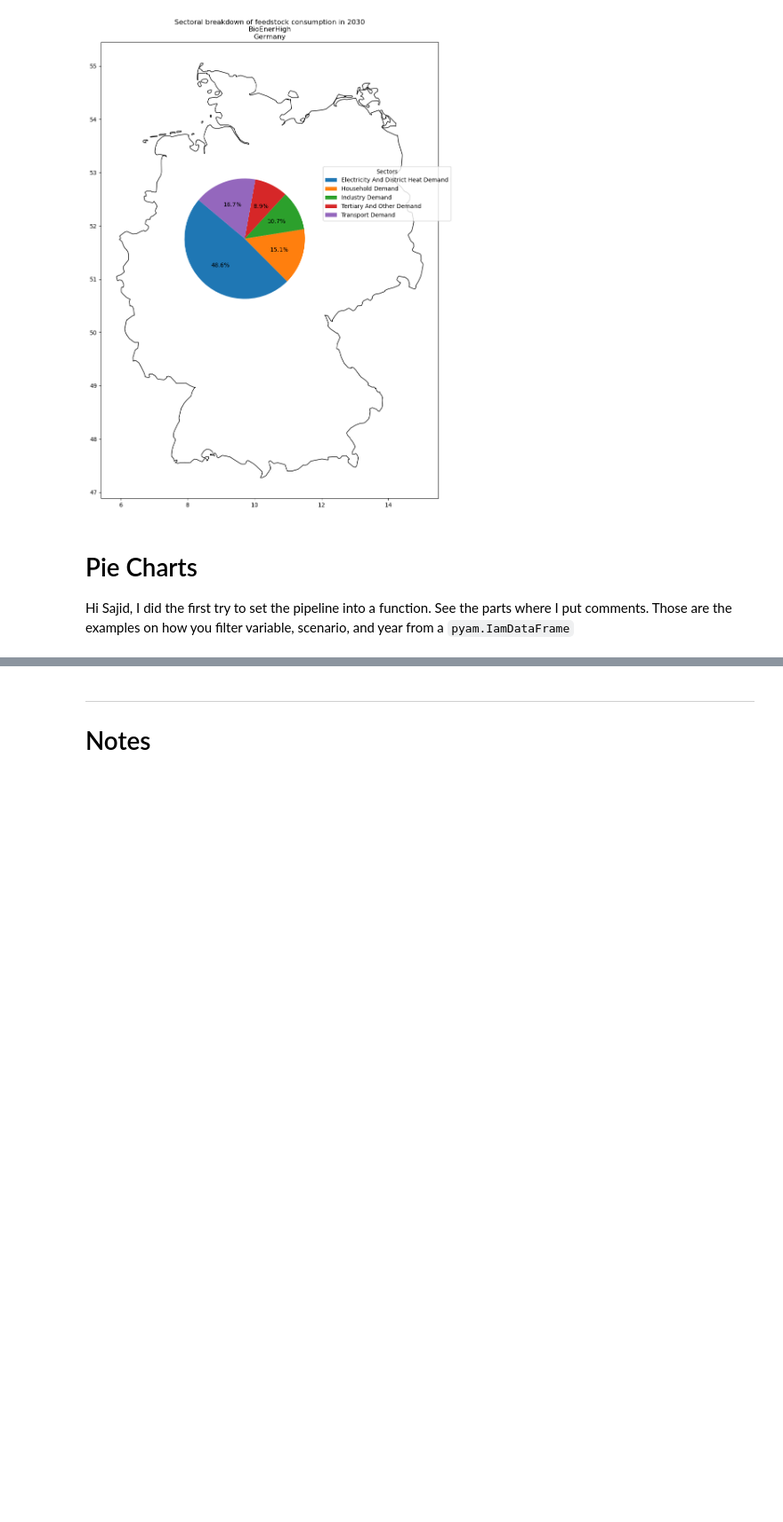
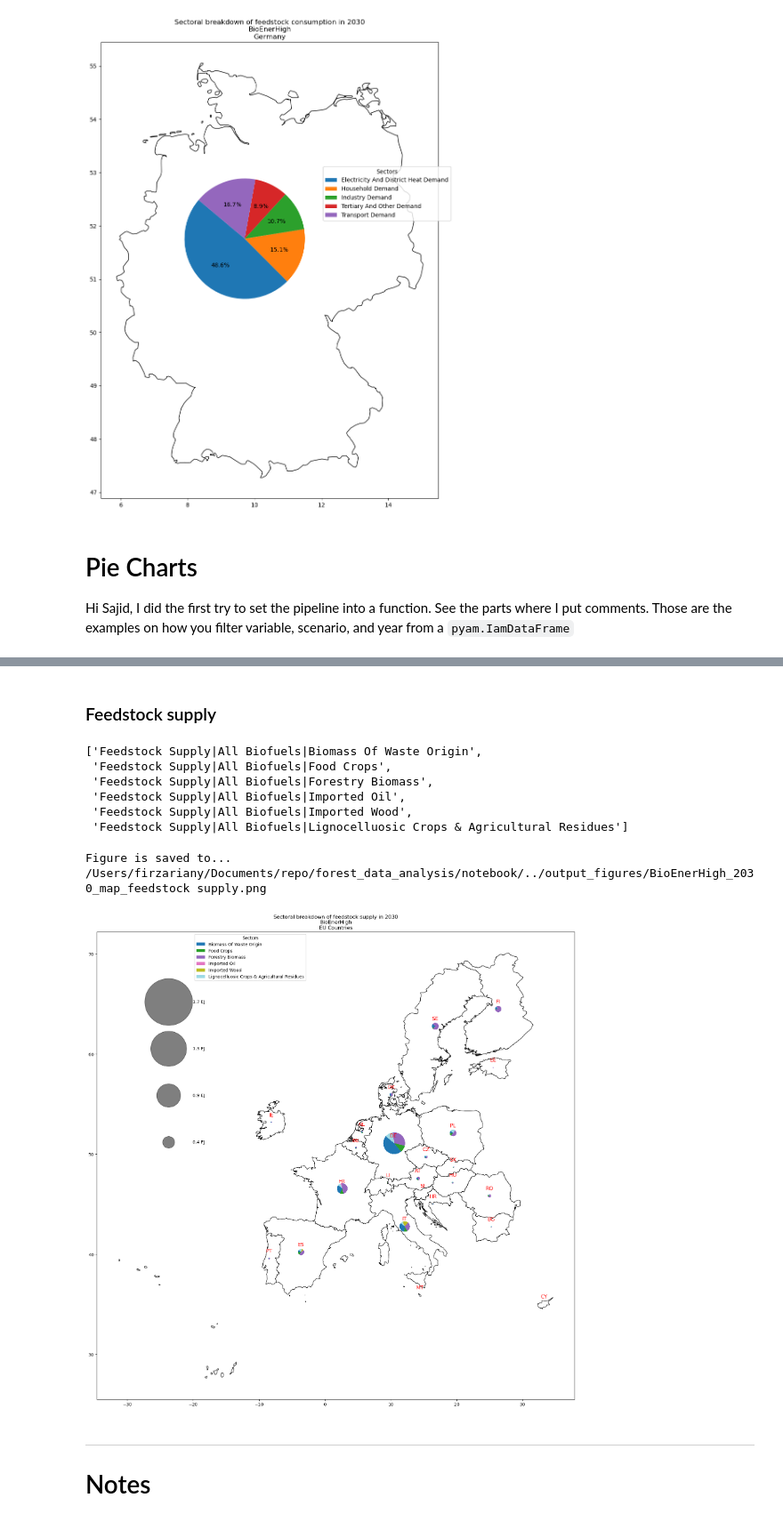
Before and after one commit to firzari/forest_data_analysis, a Jupyter notebook: notebook/D5.1_national_sectoral_demand.ipynb, the cells around one changed output, grey strips where cells are left out. Shown at 89% size. Saved outputs shown, nothing was run; the diff lists cells and outputs as text; code cells hidden in the pictures; blank space fills up the shorter version.

Commit message:
Creates a pie chart for feedstock supply

```diff
--- a/notebook/D5.1_national_sectoral_demand.ipynb
+++ b/notebook/D5.1_national_sectoral_demand.ipynb
@@ -151,8 +152,10 @@ Hi Sajid, I did the first try to set the pipeline into a function. See the parts
 def map_view_pie(
     list_eu_countries=eu_countries,
     gpd_borders=country_borders,
+    scenario_data=master_df,
     sel_var="*Demand",
     sel_scenario="BioEnerHigh",
+    fig_title="feedstock consumption",
     sel_year=2030,
     output_dir=out_fig_dir,
 ):
@@ -190,7 +193,7 @@ def map_view_pie(
 
         # FR: I changed this part. This is the example for filtering pyam.IamDataFrame components
         # FR: Check the input for sel_var, sel_scenario parameters in the beginning of the function
-        country_demand = master_df.filter(
+        country_demand = scenario_data.filter(
             variable=sel_var,
             region=country_code,
             scenario=sel_scenario,
@@ -209,7 +212,7 @@ def map_view_pie(
     # Loop through each EU country and plot the respective pie chart
     for country_code in list_eu_countries:
         # Filter data for the specific country and year
-        country_demand = master_df.filter(
+        country_demand = scenario_data.filter(
             variable=sel_var,
             region=country_code,
             scenario=sel_scenario,
@@ -266,12 +269,12 @@ def map_view_pie(
     pie_legend = ax.legend(all_wedges, all_labels, title="Sectors", loc="best", bbox_to_anchor=(0.2, 1))
 
     # Set the title and layout
-    ax.set_title(f"Sectoral breakdown of feedstock consumption in {sel_year}\n{sel_scenario}\nEU Countries")
+    ax.set_title(f"Sectoral breakdown of {fig_title} in {sel_year}\n{sel_scenario}\nEU Countries")
     plt.tight_layout()
 
     # Save figure
     # FR to Sajid: Adapt this code if you're planning to export as an HTML
-    f_dir = f"{output_dir}/{sel_scenario}_{sel_year}_map_sectoral_demand.png"
+    f_dir = f"{output_dir}/{sel_scenario}_{sel_year}_map_{fig_title}.png"
     plt.savefig(f_dir, dpi=300)
     print("Figure is saved to...", f_dir)
 
@@ -283,4 +288,31 @@ Figure is saved to... /Users/firzariany/Documents/repo/forest_data_analysis/note
 [figure]
+# %% [markdown]
+### Feedstock supply
+# %%
+# Excluding the granular detail of "Forestry biomass"
+excl_granular_forestry = (
+    master_df
+    .filter(
+        variable=["*Black Liquor", "*Harvestable Stemwood", "*Primary Forestry Residues", "*Secondary Forestry Residues"],
+        keep=False
+    )
+)
+# %%
+# Checking the values for feedstock supply after removing the granular detail of "Forestry biomass"
+excl_granular_forestry.filter(variable="Feedstock Supply|All Biofuels|*").variable
+# %% [output]
+['Feedstock Supply|All Biofuels|Biomass Of Waste Origin',
+ 'Feedstock Supply|All Biofuels|Food Crops',
+ 'Feedstock Supply|All Biofuels|Forestry Biomass',
+ 'Feedstock Supply|All Biofuels|Imported Oil',
+ 'Feedstock Supply|All Biofuels|Imported Wood',
+ 'Feedstock Supply|All Biofuels|Lignocelluosic Crops & Agricultural Residues']
+# %%
+# Plotting the breakdown of feedstock type
+map_view_pie(sel_var="Feedstock Supply|All Biofuels|*", scenario_data=excl_granular_forestry, fig_title="feedstock supply")
+# %% [output]
+Figure is saved to... /Users/firzariany/Documents/repo/forest_data_analysis/notebook/../output_figures/BioEnerHigh_2030_map_feedstock supply.png
+[figure, added]
 # %% [markdown]
 ---
 # Notes
```
Also changed, not shown: parts of 4 cells of this notebook.
